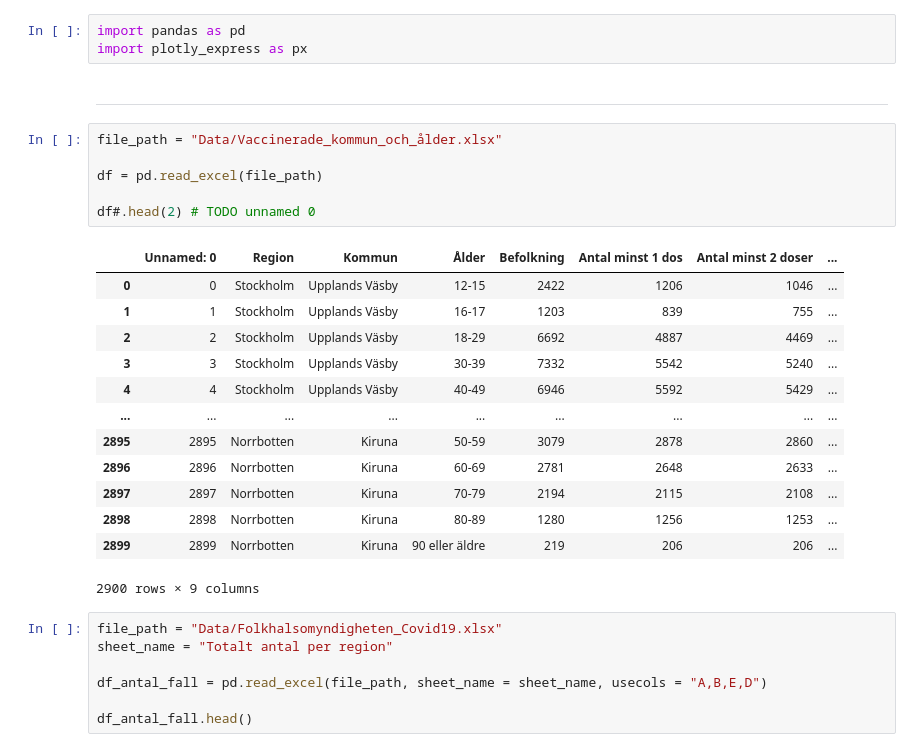
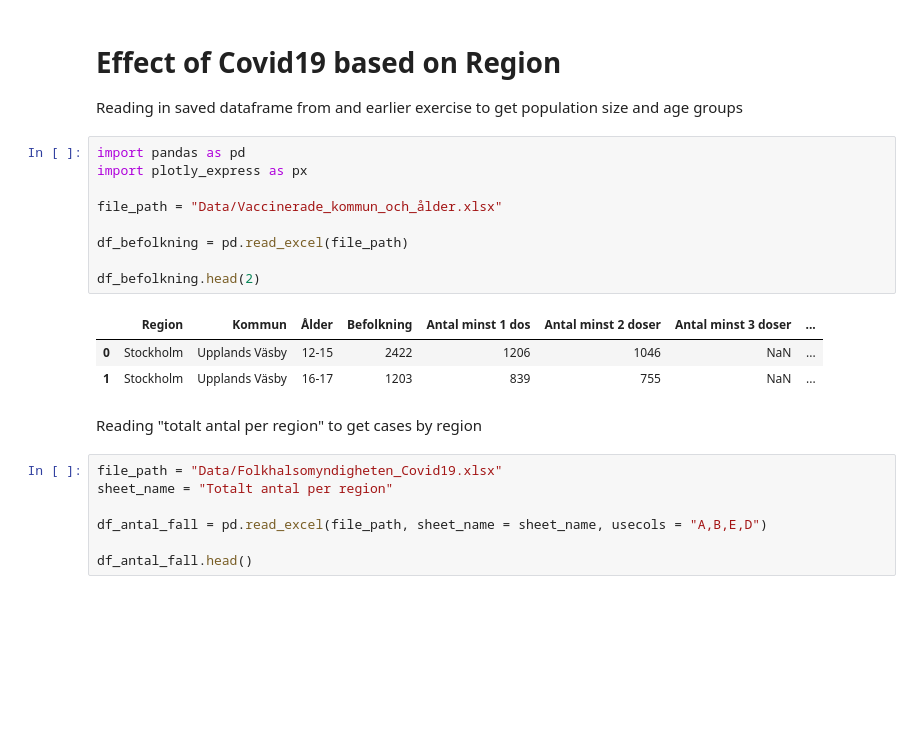
Before and after one commit to Andreas-Svensson/data_processing, a Jupyter notebook: Laboration_Covid19/E3_KPI_Effect_Regions.ipynb, the cells around one changed output. Cells and saved outputs as stored; diff of their text form; blank space fills up the shorter version.

```diff
--- a/Laboration_Covid19/E3_KPI_Effect_Regions.ipynb
+++ b/Laboration_Covid19/E3_KPI_Effect_Regions.ipynb
@@ -1,28 +1,22 @@
+# %% [markdown]
+# Effect of Covid19 based on Region
+
+Reading in saved dataframe from and earlier exercise to get population size and age groups
 # %%
 import pandas as pd
 import plotly_express as px
+
+file_path = "Data/Vaccinerade_kommun_och_ålder.xlsx"
+
+df_befolkning = pd.read_excel(file_path)
+
+df_befolkning.head(2)
+# %% [output]
+|  | Region | Kommun | Ålder | Befolkning | Antal minst 1 dos | Antal minst 2 doser | Antal minst 3 doser | ... |
+| 0 | Stockholm | Upplands Väsby | 12-15 | 2422 | 1206 | 1046 | NaN | ... |
+| 1 | Stockholm | Upplands Väsby | 16-17 | 1203 | 839 | 755 | NaN | ... |
-# %% [markdown]
----
-# %%
-file_path = "Data/Vaccinerade_kommun_och_ålder.xlsx"
-
-df = pd.read_excel(file_path)
-
-df#.head(2) # TODO unnamed 0
-# %% [output]
-|  | Unnamed: 0 | Region | Kommun | Ålder | Befolkning | Antal minst 1 dos | Antal minst 2 doser | ... |
-| 0 | 0 | Stockholm | Upplands Väsby | 12-15 | 2422 | 1206 | 1046 | ... |
-| 1 | 1 | Stockholm | Upplands Väsby | 16-17 | 1203 | 839 | 755 | ... |
-| 2 | 2 | Stockholm | Upplands Väsby | 18-29 | 6692 | 4887 | 4469 | ... |
-| 3 | 3 | Stockholm | Upplands Väsby | 30-39 | 7332 | 5542 | 5240 | ... |
-| 4 | 4 | Stockholm | Upplands Väsby | 40-49 | 6946 | 5592 | 5429 | ... |
-| ... | ... | ... | ... | ... | ... | ... | ... | ... |
-| 2895 | 2895 | Norrbotten | Kiruna | 50-59 | 3079 | 2878 | 2860 | ... |
-| 2896 | 2896 | Norrbotten | Kiruna | 60-69 | 2781 | 2648 | 2633 | ... |
-| 2897 | 2897 | Norrbotten | Kiruna | 70-79 | 2194 | 2115 | 2108 | ... |
-| 2898 | 2898 | Norrbotten | Kiruna | 80-89 | 1280 | 1256 | 1253 | ... |
-| 2899 | 2899 | Norrbotten | Kiruna | 90 eller äldre | 219 | 206 | 206 | ... |
-2900 rows × 9 columns
+# %% [markdown]
+Reading "totalt antal per region" to get cases by region
 # %%
 file_path = "Data/Folkhalsomyndigheten_Covid19.xlsx"
 sheet_name = "Totalt antal per region"
```
Also changed, not shown: parts of 13 cells of this notebook.
